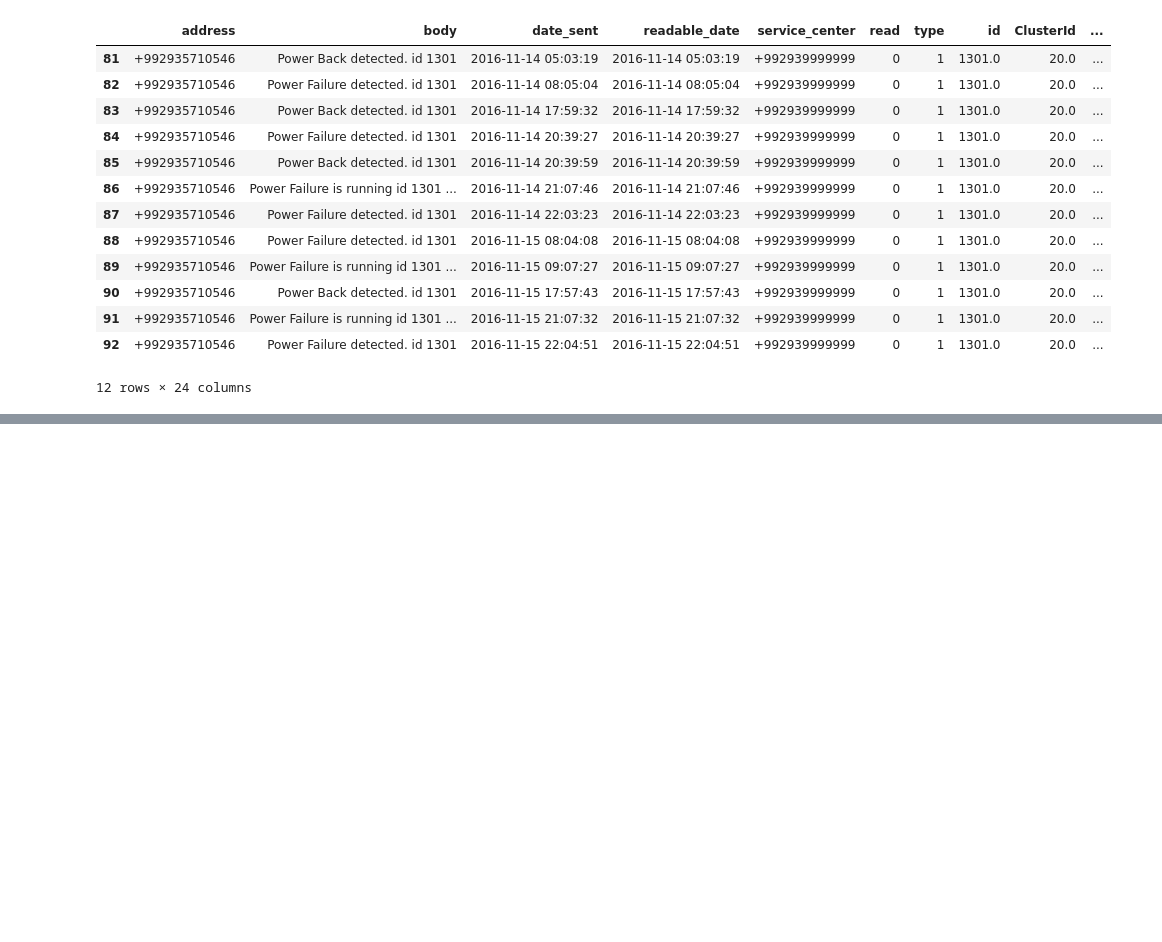
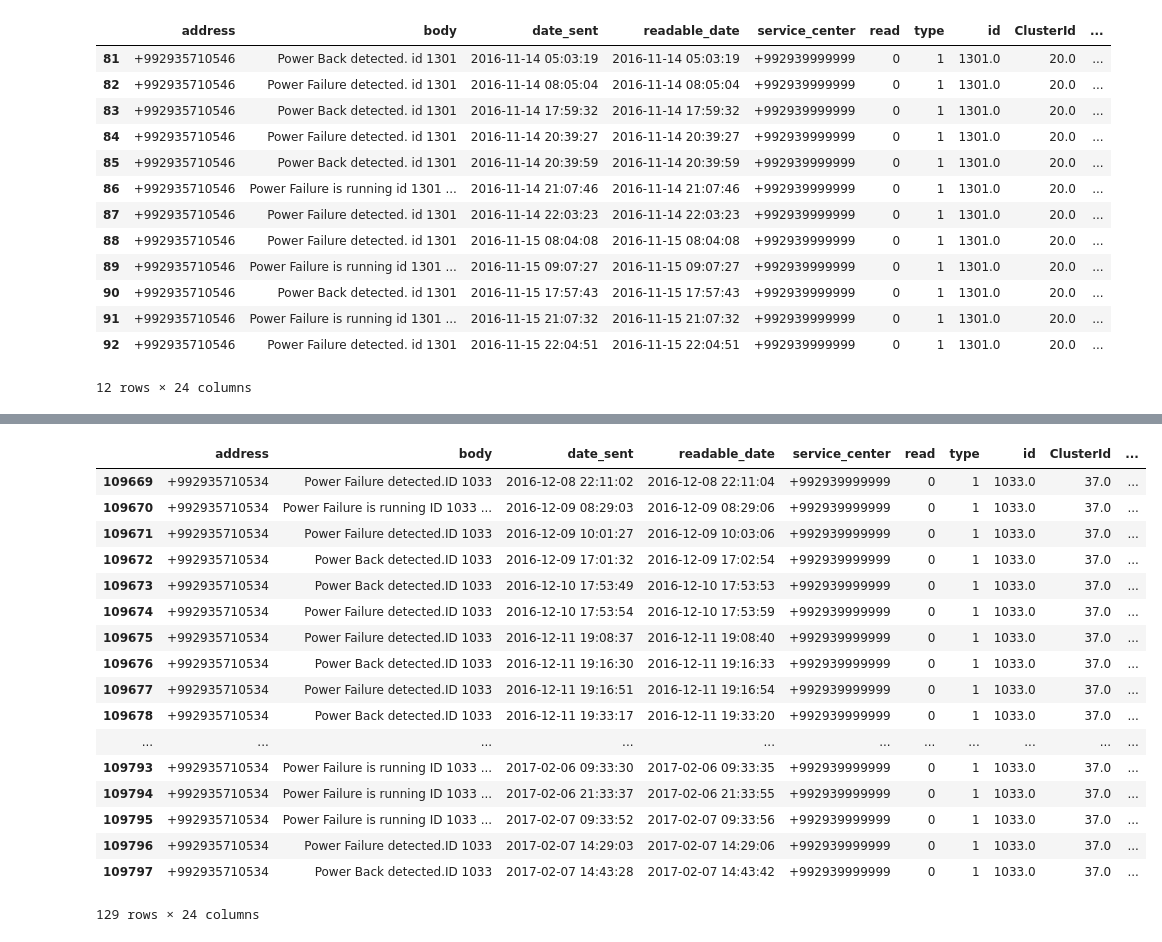
Before and after one commit to Ozniras/tjkCellphoneImputation, a Jupyter notebook: powerOff.ipynb, the cells around one changed output, grey strips where cells are left out. Saved outputs shown, nothing was run; the diff lists cells and outputs as text; code cells hidden in the pictures; blank space fills up the shorter version.

```diff
--- a/powerOff.ipynb
+++ b/powerOff.ipynb
@@ -130,0 +160,21 @@ merged.sort_index(inplace=True)
+# %%
+data[data.id==1033]
+# %% [output]
+|  | address | body | date_sent | readable_date | service_center | read | type | id | ClusterId | ... |
+| 109669 | +992935710534 | Power Failure detected.ID 1033 | 2016-12-08 22:11:02 | 2016-12-08 22:11:04 | +992939999999 | 0 | 1 | 1033.0 | 37.0 | ... |
+| 109670 | +992935710534 | Power Failure is running ID 1033 ... | 2016-12-09 08:29:03 | 2016-12-09 08:29:06 | +992939999999 | 0 | 1 | 1033.0 | 37.0 | ... |
+| 109671 | +992935710534 | Power Failure detected.ID 1033 | 2016-12-09 10:01:27 | 2016-12-09 10:03:06 | +992939999999 | 0 | 1 | 1033.0 | 37.0 | ... |
+| 109672 | +992935710534 | Power Back detected.ID 1033 | 2016-12-09 17:01:32 | 2016-12-09 17:02:54 | +992939999999 | 0 | 1 | 1033.0 | 37.0 | ... |
+| 109673 | +992935710534 | Power Back detected.ID 1033 | 2016-12-10 17:53:49 | 2016-12-10 17:53:53 | +992939999999 | 0 | 1 | 1033.0 | 37.0 | ... |
+| 109674 | +992935710534 | Power Failure detected.ID 1033 | 2016-12-10 17:53:54 | 2016-12-10 17:53:59 | +992939999999 | 0 | 1 | 1033.0 | 37.0 | ... |
+| 109675 | +992935710534 | Power Failure detected.ID 1033 | 2016-12-11 19:08:37 | 2016-12-11 19:08:40 | +992939999999 | 0 | 1 | 1033.0 | 37.0 | ... |
+| 109676 | +992935710534 | Power Back detected.ID 1033 | 2016-12-11 19:16:30 | 2016-12-11 19:16:33 | +992939999999 | 0 | 1 | 1033.0 | 37.0 | ... |
+| 109677 | +992935710534 | Power Failure detected.ID 1033 | 2016-12-11 19:16:51 | 2016-12-11 19:16:54 | +992939999999 | 0 | 1 | 1033.0 | 37.0 | ... |
+| 109678 | +992935710534 | Power Back detected.ID 1033 | 2016-12-11 19:33:17 | 2016-12-11 19:33:20 | +992939999999 | 0 | 1 | 1033.0 | 37.0 | ... |
+| ... | ... | ... | ... | ... | ... | ... | ... | ... | ... | ... |
+| 109793 | +992935710534 | Power Failure is running ID 1033 ... | 2017-02-06 09:33:30 | 2017-02-06 09:33:35 | +992939999999 | 0 | 1 | 1033.0 | 37.0 | ... |
+| 109794 | +992935710534 | Power Failure is running ID 1033 ... | 2017-02-06 21:33:37 | 2017-02-06 21:33:55 | +992939999999 | 0 | 1 | 1033.0 | 37.0 | ... |
+| 109795 | +992935710534 | Power Failure is running ID 1033 ... | 2017-02-07 09:33:52 | 2017-02-07 09:33:56 | +992939999999 | 0 | 1 | 1033.0 | 37.0 | ... |
+| 109796 | +992935710534 | Power Failure detected.ID 1033 | 2017-02-07 14:29:03 | 2017-02-07 14:29:06 | +992939999999 | 0 | 1 | 1033.0 | 37.0 | ... |
+| 109797 | +992935710534 | Power Back detected.ID 1033 | 2017-02-07 14:43:28 | 2017-02-07 14:43:42 | +992939999999 | 0 | 1 | 1033.0 | 37.0 | ... |
+129 rows × 24 columns
```
Also changed, not shown: parts of 11 cells of this notebook, 3 other files.
